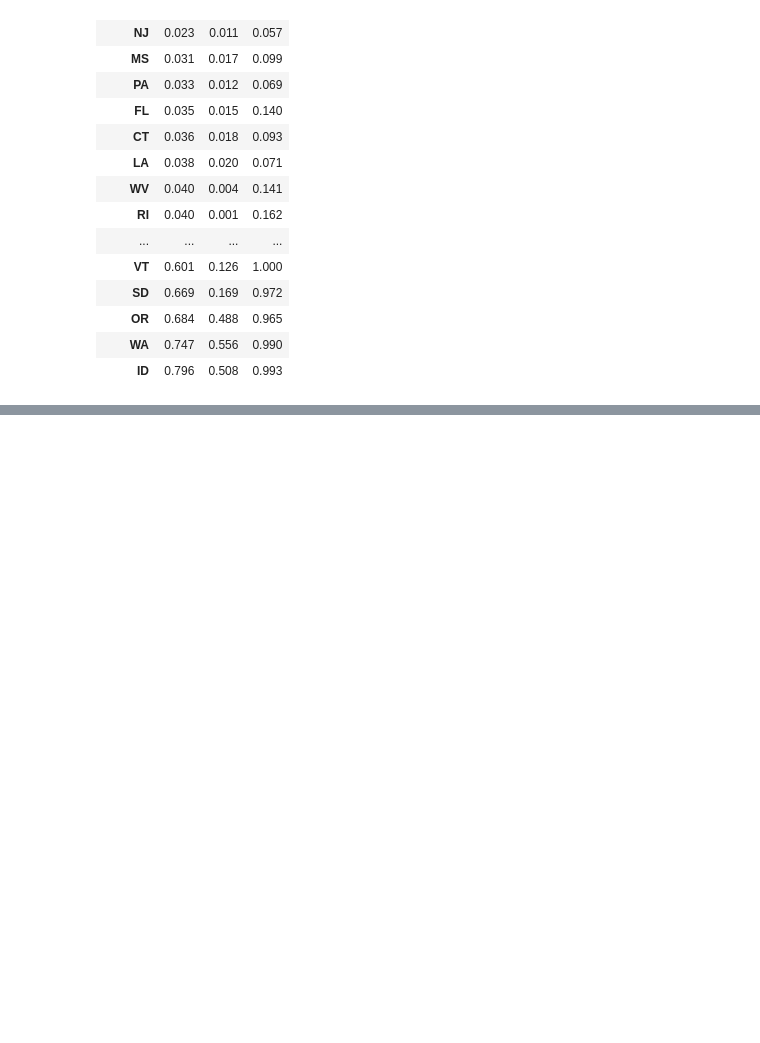
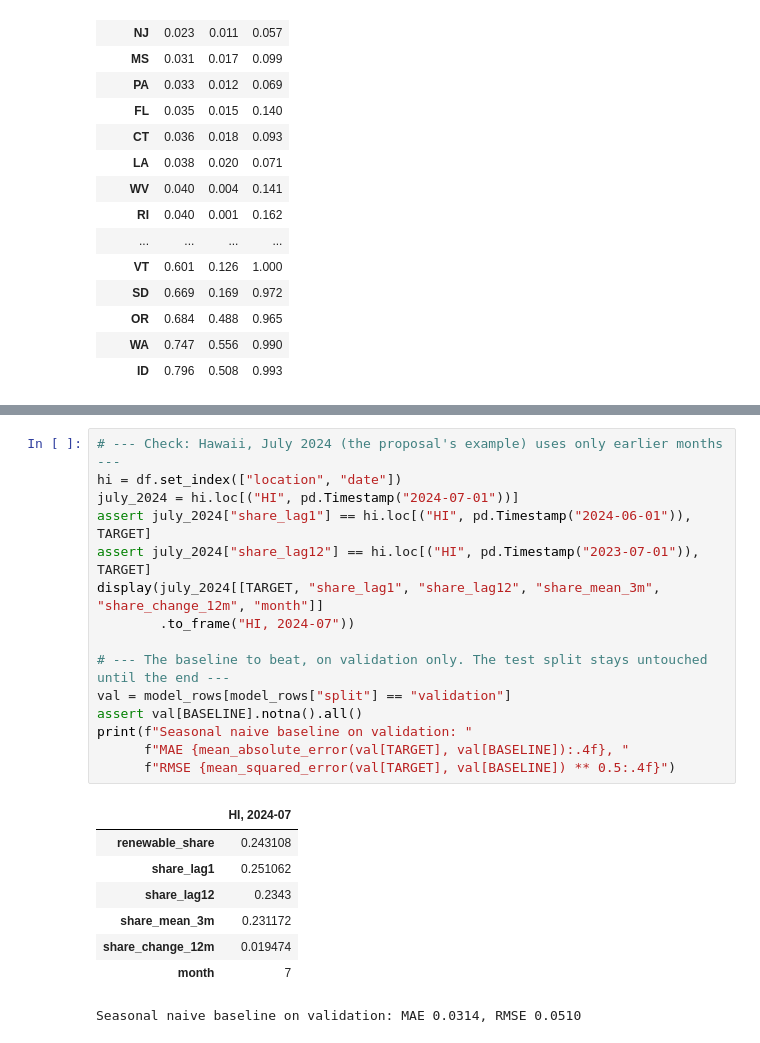
Before and after one commit to legacysti/ics635-final-project, a Jupyter notebook: ICS635_Final_Project.ipynb, the cells around one changed output, grey strips where cells are left out. Cells and saved outputs as stored; diff of their text form; blank space fills up the shorter version.

```diff
--- a/ICS635_Final_Project.ipynb
+++ b/ICS635_Final_Project.ipynb
@@ -359,0 +479,24 @@ panel.groupby("location")["renewable_share"].agg(["mean", "min", "max"]).sort_va
+# %%
+# --- Check: Hawaii, July 2024 (the proposal's example) uses only earlier months ---
+hi = df.set_index(["location", "date"])
+july_2024 = hi.loc[("HI", pd.Timestamp("2024-07-01"))]
+assert july_2024["share_lag1"] == hi.loc[("HI", pd.Timestamp("2024-06-01")), TARGET]
+assert july_2024["share_lag12"] == hi.loc[("HI", pd.Timestamp("2023-07-01")), TARGET]
+display(july_2024[[TARGET, "share_lag1", "share_lag12", "share_mean_3m", "share_change_12m", "month"]]
+        .to_frame("HI, 2024-07"))
+
+# --- The baseline to beat, on validation only. The test split stays untouched until the end ---
+val = model_rows[model_rows["split"] == "validation"]
+assert val[BASELINE].notna().all()
+print(f"Seasonal naive baseline on validation: "
+      f"MAE {mean_absolute_error(val[TARGET], val[BASELINE]):.4f}, "
+      f"RMSE {mean_squared_error(val[TARGET], val[BASELINE]) ** 0.5:.4f}")
+# %% [output]
+|  | HI, 2024-07 |
+| renewable_share | 0.243108 |
+| share_lag1 | 0.251062 |
+| share_lag12 | 0.2343 |
+| share_mean_3m | 0.231172 |
+| share_change_12m | 0.019474 |
+| month | 7 |
+Seasonal naive baseline on validation: MAE 0.0314, RMSE 0.0510
```
Also changed, not shown: parts of 4 cells of this notebook, 3 other files.
